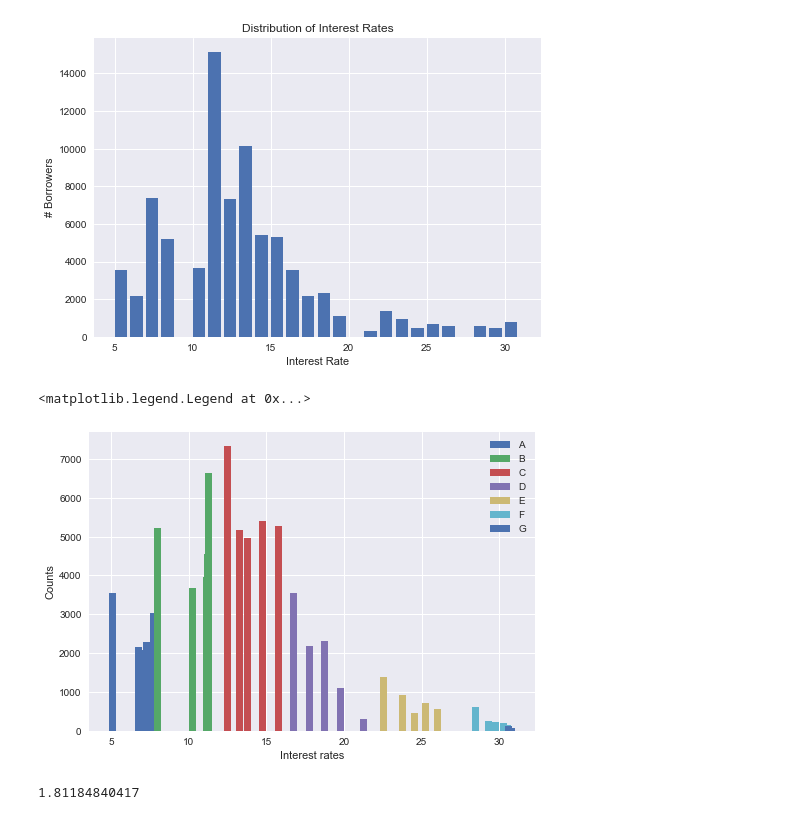
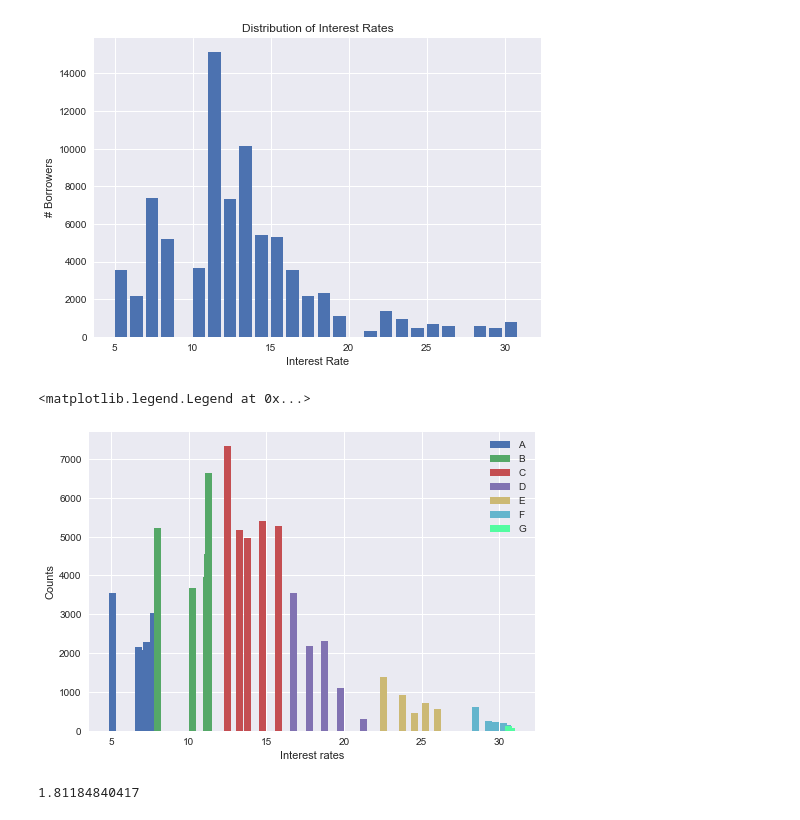
Before and after one commit to rs1024/springboard_capstone, a Jupyter notebook: eda.ipynb, the cells around one changed output. Drawn from its saved outputs; the diff is of its cells as text; code cells hidden in the pictures.

Commit message:
add additional seaborn colors to histogram of interest rate counts by grade

```diff
--- a/eda.ipynb
+++ b/eda.ipynb
@@ -296,21 +296,21 @@ g_hist = Hist(q117[q117.grade=='G'].int_rate)
 # %%
 # Plot histogram of interest rate counts by grade
 a_hist.plot(width=-0.45, align='edge', label='A')
 b_hist.plot(width=-0.45, align='edge', label='B')
 c_hist.plot(width=-0.45, align='edge', label='C')
 d_hist.plot(width=-0.45, align='edge', label='D')
 e_hist.plot(width=-0.45, align='edge', label='E')
 f_hist.plot(width=-0.45, align='edge', label='F')
-g_hist.plot(width=-0.45, align='edge', label='G')
+g_hist.plot(width=-0.45, align='edge', label='G', color=sns.xkcd_rgb['sea green'])
 plt.xlabel('Interest rates')
 plt.legend()
 
 # Interest rates increase with the grade
 # There are more A, B, and C loans than other grades of loans
 # F and G loans have the most similar interest rates
 # %% [output]
 <matplotlib.legend.Legend at 0x...>
-[figure, old version]
+[figure, new version]
 # %%
 q117.groupby('term').loan_amnt.sum().plot(kind='bar')
 
```
Also changed, not shown: parts of 1 cell of this notebook.
